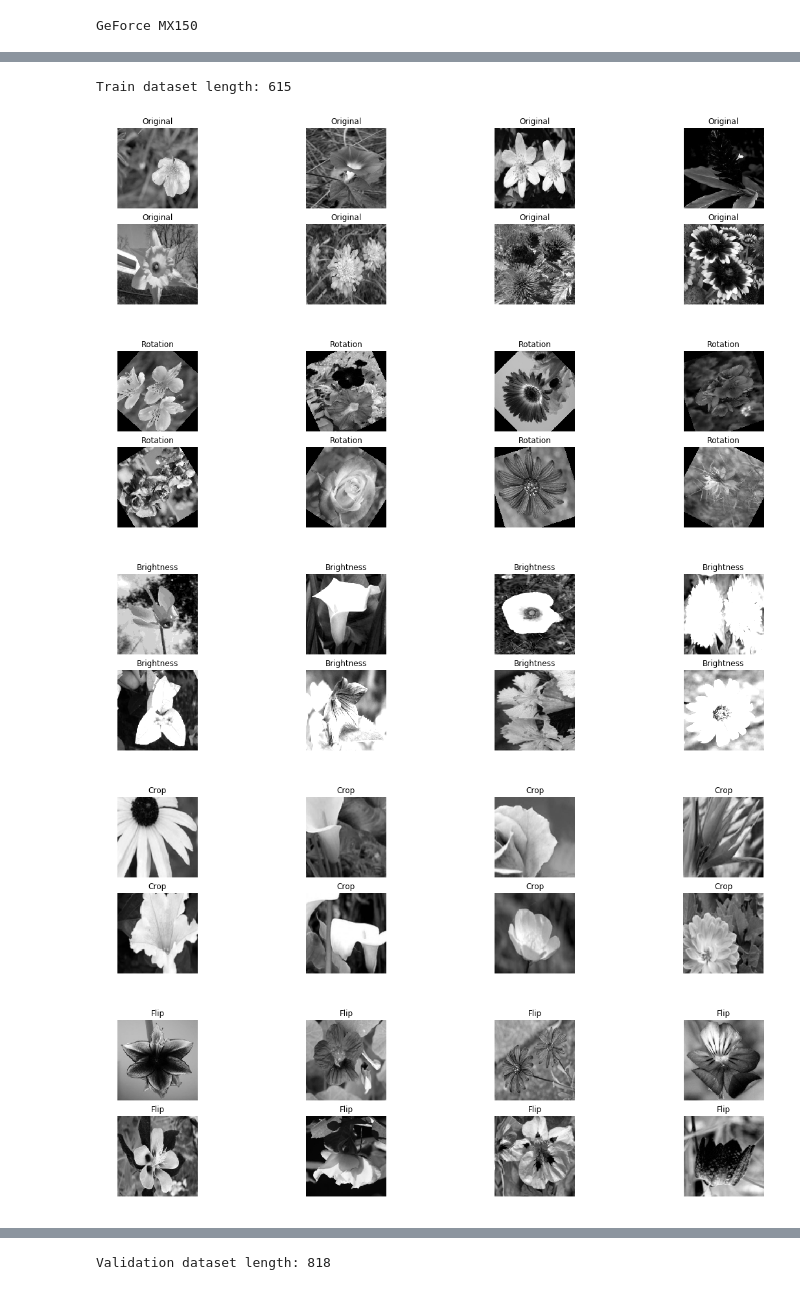
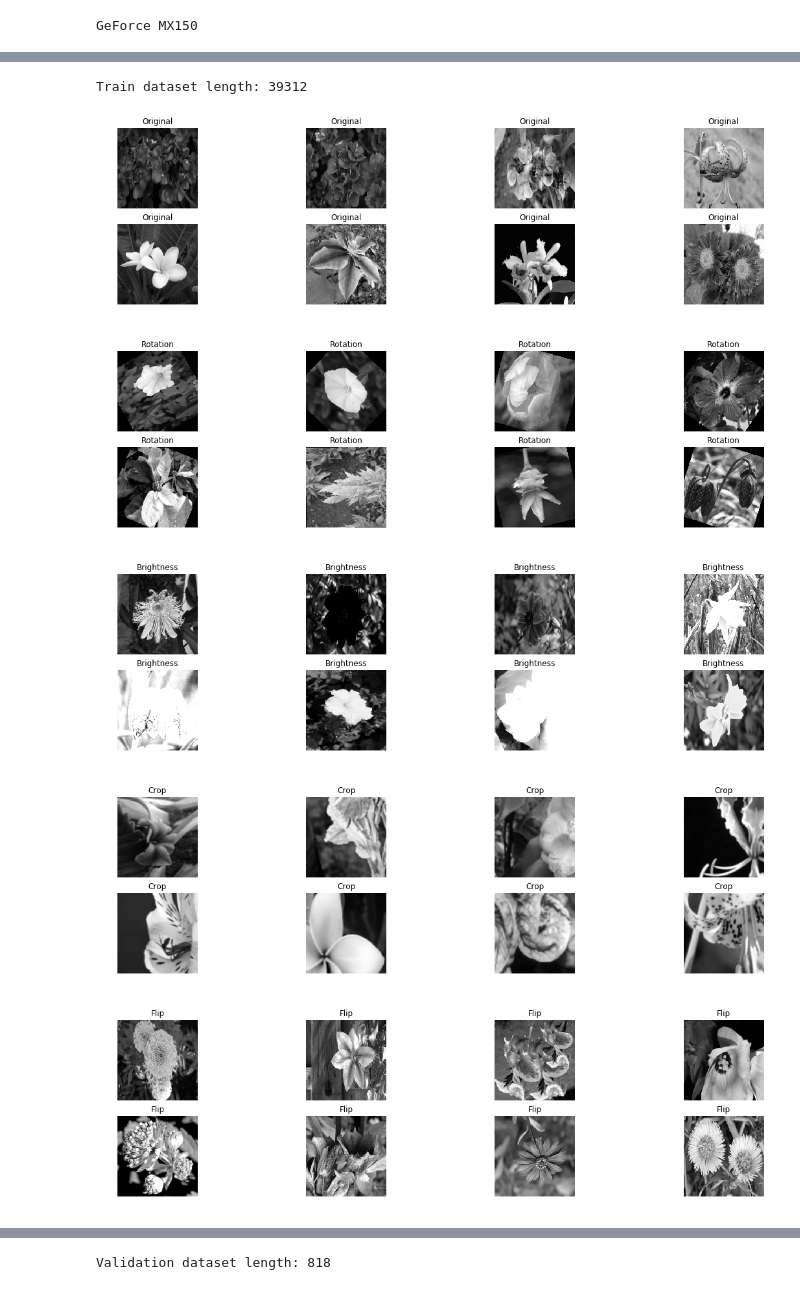
Before and after one commit to hydroxion/flower, a Jupyter notebook: notebooks/vida.ipynb, the cells around one changed output, grey strips where cells are left out. Saved outputs shown, nothing was run; the diff lists cells and outputs as text; code cells hidden in the pictures.

Commit message:
Random crop fixed, cuda objects removed, works removed and articles added

```diff
--- a/notebooks/vida.ipynb
+++ b/notebooks/vida.ipynb
@@ -50,7 +50,7 @@ The validation dataset is loaded, resized and normalized; its use is validate th
 
 The test dataset is a split of the validation dataset, 654 images are split to validation and 164 images to test.
 # %%
-def load(path = '.', transform = torchvision.transforms.ToTensor(), batch_size = 64, shuffle = True, num_workers = 10):
+def load(path = '.', transform = torchvision.transforms.ToTensor(), batch_size = 64, shuffle = True, num_workers = 0):
     '''
         Load dataset
 
@@ -94,6 +94,13 @@ def load(path = '.', transform = torchvision.transforms.ToTensor(), batch_size =
         https://github.com/marvis/pytorch-yolo2/issues/89
 
         https://discuss.pytorch.org/t/how-can-i-load-a-number-of-images/12468/8
+
+        https://github.com/pytorch/pytorch/issues/8976
+
+        Observation
+        -----------
+
+        In some cases, the loading of data using multiple works break the application, see references  for more details
     '''
 
     pth = Path(path)
@@ -165,11 +172,14 @@ def plot(axe, images, cmap = 'gray', title = '', color = False):
 
         https://stackoverflow.com/questions/53181846/matplotlib-plt-show-visual-glitch-when-pre-indexing-empty-numpy-array
 
+        https://discuss.pytorch.org/t/convert-to-numpy-cuda-variable/499
+
         Observation
         -----------
 
-        If the plot break happens, try to set `pp.ion()` or `%matplotlib inline`. The error 'clipping input data to the valid range
-        for imshow with RGB data' ca be caused by some data normalization or corrupted / inexistent channels.
+        If the plot break happens, try to set `pp.ion()` or `%matplotlib inline` to activate the iterative mode. The error
+        'clipping input data to the valid range for imshow with RGB data' ca be caused by some data normalization or
+        corrupted / inexistent channels.
     '''
 
     count = 0
@@ -177,15 +187,9 @@ def plot(axe, images, cmap = 'gray', title = '', color = False):
     for row in range(axe.shape[0]):
         for col in range(axe.shape[1]):
             if color:
-                if torch.cuda.is_available():
-                    axe[row, col].imshow(images[count].cpu().numpy().transpose((1, 2, 0)))
-                else:
-                    axe[row, col].imshow(images[count].numpy().transpose((1, 2, 0)))
+                axe[row, col].imshow(images[count].numpy().transpose((1, 2, 0)))
             else:
-                if torch.cuda.is_available():
-                    axe[row, col].imshow(images[count].cpu().numpy().squeeze(), cmap=cmap)
-                else:
-                    axe[row, col].imshow(images[count].numpy().squeeze(), cmap=cmap)
+                axe[row, col].imshow(images[count].numpy().squeeze(), cmap=cmap)
 
             axe[row, col].axis('off')
 
@@ -199,12 +203,14 @@ height_train, width_train = 224, 224
 
 train_batch_size = 64
 
-train_num_workers = 10
+train_num_workers = 0
+
+normalize = torchvision.transforms.Normalize(mean=[0.5], std=[0.5])  # mean=[0.485, 0.456, 0.406], std=[0.229, 0.224, 0.225]
 
 transform_train = [
     torchvision.transforms.Resize((height_train, width_train)),
     torchvision.transforms.ToTensor(),
-    torchvision.transforms.Normalize(mean=(0,485, 0,456, 0,406), std=(0,229, 0,224, 0,225))
+    normalize
 ]
 
 # Train 1
@@ -237,6 +243,8 @@ train3 = load(
 _train4 = transform_train.copy()
 
 _train4.insert(1, torchvision.transforms.RandomCrop(size=(height_train / 2, width_train / 2)))
+
+_train4.insert(2, torchvision.transforms.Resize(size=(height_train, width_train)))
 
 train4 = load(
     path='../data/train',
@@ -281,34 +289,31 @@ train = torch.utils.data.ConcatDataset([
 
 train = torch.utils.data.DataLoader(
     train,
-    batch_size = train_batch_size,
+    batch_size = 1,  # https://medium.com/@yvanscher/pytorch-tip-yielding-image-sizes-6a776eb4115b
     shuffle = True,
     num_workers = train_num_workers
 )
 
-print(f'Train dataset length: {len(train)}')
+print(f'Train dataset length: {len(train.dataset)}')
 # %% [output]
-Train dataset length: 615
+Train dataset length: 39312
 # %%
 # Plot train dataset
 %matplotlib inline
 
 for item in train_vectors:
     # Get epoch
     images_train, labels_train = iter(item['data']).next()
 
-    if torch.cuda.is_available():
-        images_train, labels_train = images_train.cuda(), labels_train.cuda()
-
     # Plot images
     figure, axe = pp.subplots(nrows=2, ncols=4, figsize=(20, 5))
 
     # plot(axe = axe, images = images_train, color = True, title = item['title'])  # RGB (disable the normalization)
 
     plot(axe = axe, images = images_train[:, 1], title = item['title'])
 # %% [output]
-[figure, old version]
+[figure, new version]
-[figure, old version]
+[figure, new version]
-[figure, old version]
+[figure, new version]
-[figure, old version]
+[figure, new version]
-[figure, old version]
+[figure, new version]
```
Also changed, not shown: parts of 9 cells of this notebook.
